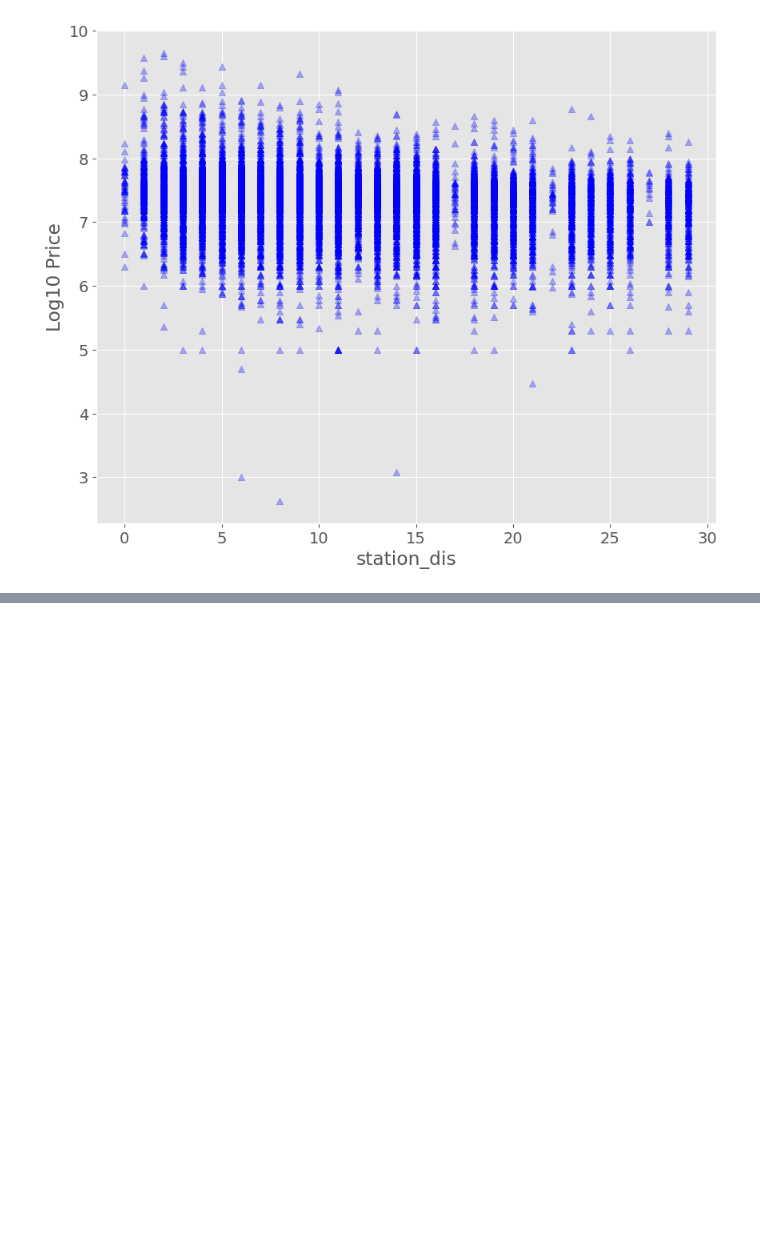
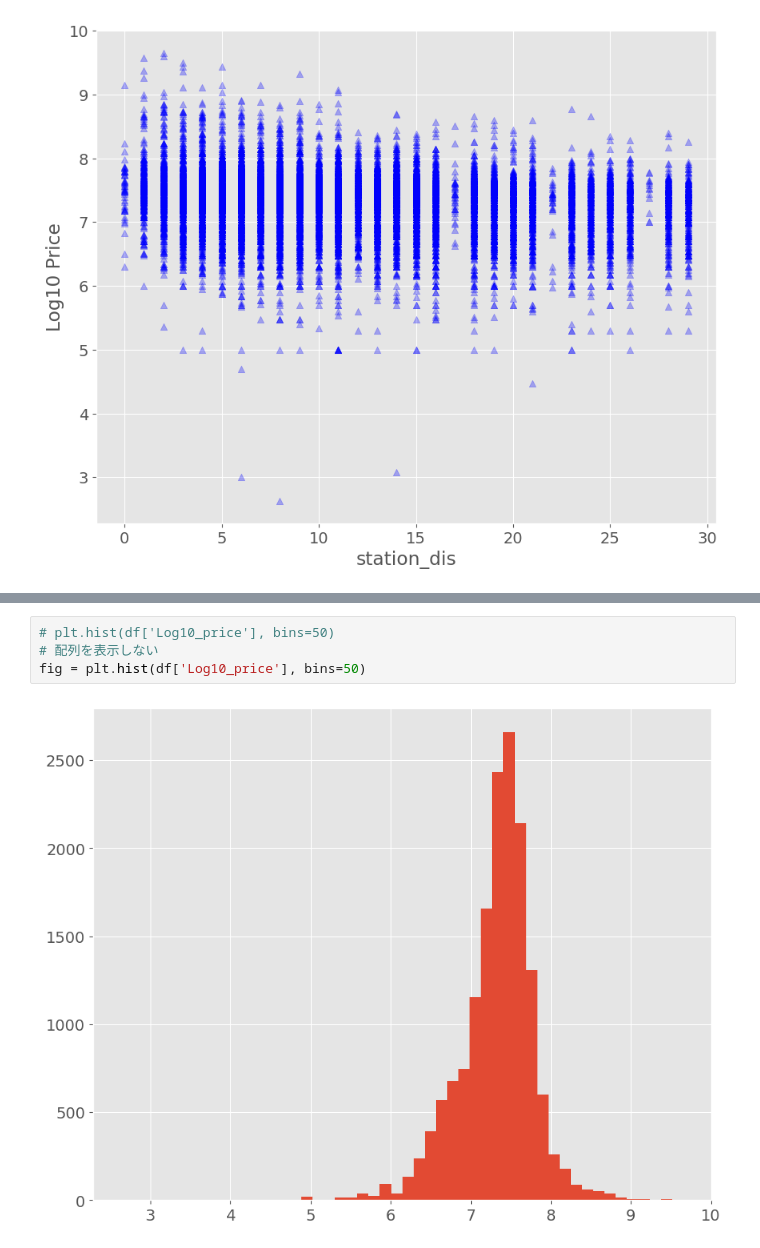
Before and after one commit to dumbled0re/EDA, a Jupyter notebook: 04_visualization/29-36_data_preprocessing_in_matplotlib.ipynb, the cells around one changed output, grey strips where cells are left out. Drawn from its saved outputs; the diff is of its cells as text; blank space fills up the shorter version.

```diff
--- a/04_visualization/29-36_data_preprocessing_in_matplotlib.ipynb
+++ b/04_visualization/29-36_data_preprocessing_in_matplotlib.ipynb
@@ -195,0 +283,6 @@ Text(0, 0.5, 'Log10 Price')
+# %%
+# plt.hist(df['Log10_price'], bins=50)
+# 配列を表示しない
+fig = plt.hist(df['Log10_price'], bins=50)
+# %% [output]
+[figure, added]
```
Also changed, not shown: parts of 14 cells of this notebook.
